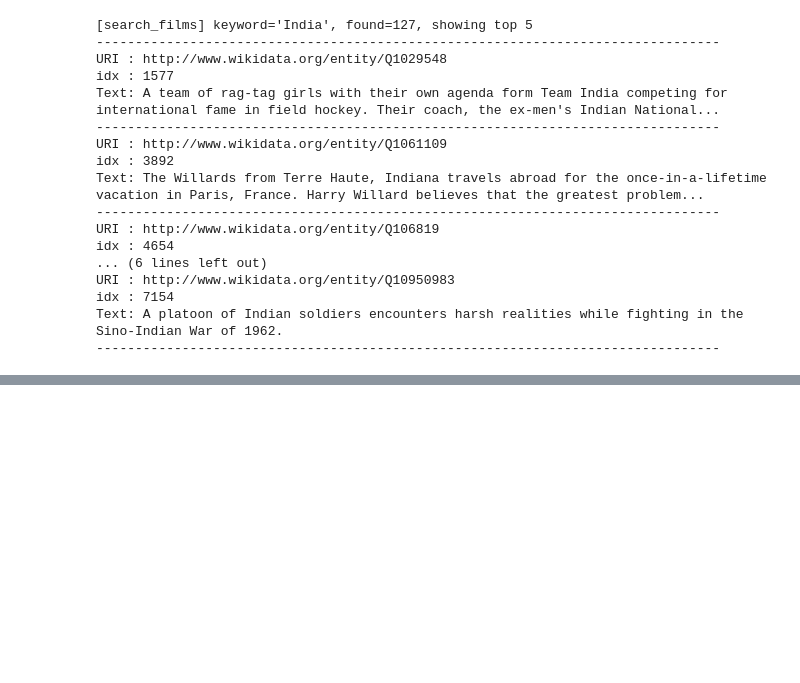
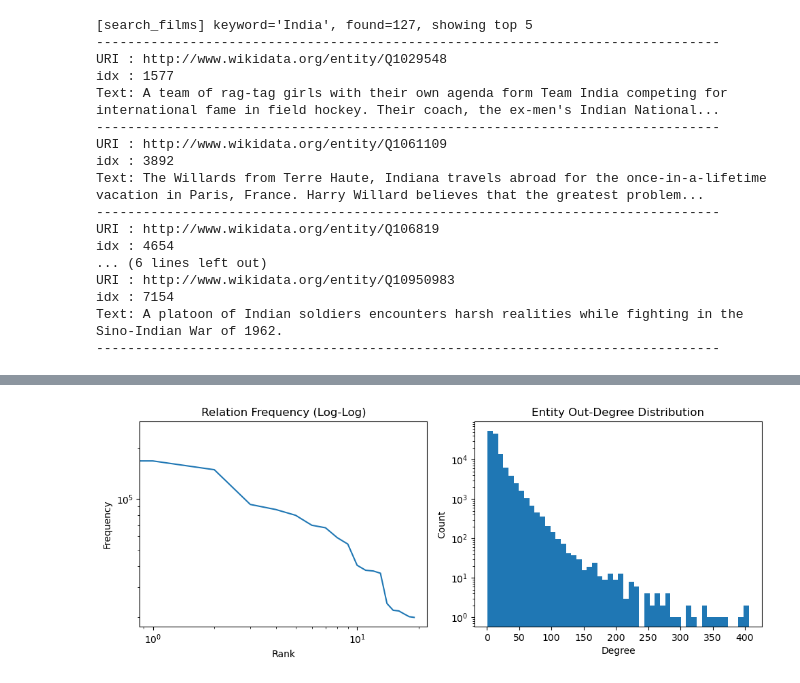
Before and after one commit to Haizhouzhou/ATAI, a Jupyter notebook: embedding_training.ipynb, the cells around one changed output, grey strips where cells are left out. Drawn from its saved outputs; the diff is of its cells as text; code cells hidden in the pictures; blank space fills up the shorter version.

```diff
--- a/embedding_training.ipynb
+++ b/embedding_training.ipynb
@@ -3364,0 +3849,93 @@ Text: A platoon of Indian soldiers encounters harsh realities while fighting in
+# %%
+import pandas as pd
+import numpy as np
+import matplotlib.pyplot as plt
+
+# === 1. 路径配置 ===
+RELATION_IDS_PATH = "metadata/relation_ids_ordered.tsv"
+TRIPLES_PATH = "metadata/rfc_triples_ids.tsv"
+ENTITY_IDS_PATH = "metadata/entity_ids_ordered.tsv"
+
+# === 2. 加载关系映射 (Relation Mapping) ===
+print(f"Loading {RELATION_IDS_PATH} ...")
+rel_df = pd.read_csv(RELATION_IDS_PATH, sep="\t", header=None, names=["index", "uri"], dtype=str)
+
+# 清洗 header
+bad_rel = (rel_df["uri"] == "uri") | (rel_df["index"] == "index")
+rel_df = rel_df[~bad_rel].copy()
+rel_df["index"] = rel_df["index"].astype(int)
+rel_df = rel_df.sort_values("index").reset_index(drop=True)
+
+# 建立 rid -> uri 映射
+rid2uri = dict(zip(rel_df["index"], rel_df["uri"]))
+print(f"Total relations: {len(rel_df)}")
+print("First 5 relations:", rel_df["uri"].head(5).tolist())
+
+# === 3. 加载三元组 (Triples) ===
+# 格式: sid \t rid \t oid
+print(f"\nLoading {TRIPLES_PATH} ...")
+triples_df = pd.read_csv(TRIPLES_PATH, sep="\t", dtype=int)
+print(f"Total triples: {len(triples_df)}")
+print("Columns:", triples_df.columns.tolist())
+
+# === 4. 分析关系频率 (Top Relations) ===
+print("\n--- Top 20 Most Frequent Relations ---")
+rel_counts = triples_df["rid"].value_counts().head(20)
+
+for rid, count in rel_counts.items():
+    uri = rid2uri.get(rid, "UNKNOWN")
+    # 尝试提取最后一段作为可读名称 (例如 P57, P161)
+    short_name = uri.split("/")[-1].replace(">", "")
+    print(f"Rid {rid:3d} | Count: {count:7d} | {short_name} ({uri})")
+
+# === 5. 分析实体连接度 (Node Degrees) ===
+# 统计作为头实体(Head)出现的次数
+head_counts = triples_df["sid"].value_counts()
+# 统计作为尾实体(Tail)出现的次数
+tail_counts = triples_df["oid"].value_counts()
+
+print("\n--- Node Degree Stats ---")
+print(f"Max out-degree (Head): {head_counts.max()} (Entity Index: {head_counts.idxmax()})")
+print(f"Max in-degree  (Tail): {tail_counts.max()} (Entity Index: {tail_counts.idxmax()})")
+print(f"Mean out-degree:       {head_counts.mean():.2f}")
+print(f"Median out-degree:     {head_counts.median():.2f}")
+
+# 看看那些超级节点是谁（需要加载 Entity IDs）
+print("\n--- Loading Entity IDs for checking Super Nodes ---")
+ent_df = pd.read_csv(ENTITY_IDS_PATH, sep="\t", header=None, names=["index", "uri"], dtype=str)
+# 清洗
+bad_ent = (ent_df["uri"] == "uri") | (ent_df["index"] == "index")
+ent_df = ent_df[~bad_ent].copy()
+ent_df["index"] = ent_df["index"].astype(int)
+eid2uri = dict(zip(ent_df["index"], ent_df["uri"]))
+
+# 打印 Top 5 Head 和 Top 5 Tail
+print("\nTop 5 Entities (Most outgoing links / Subjects):")
+for eid, count in head_counts.head(5).items():
+    print(f"  Eid {eid:6d}: {count:5d} links -> {eid2uri.get(eid, 'UNKNOWN')}")
+
+print("\nTop 5 Entities (Most incoming links / Objects):")
+for eid, count in tail_counts.head(5).items():
+    print(f"  Eid {eid:6d}: {count:5d} links <- {eid2uri.get(eid, 'UNKNOWN')}")
+
+# === 6. (可选) 可视化长尾分布 ===
+# 如果你在 notebook 里运行，这会画出一个图
+try:
+    plt.figure(figsize=(10, 4))
+    plt.subplot(1, 2, 1)
+    plt.loglog(range(len(rel_counts)), rel_counts.values)
+    plt.title("Relation Frequency (Log-Log)")
+    plt.xlabel("Rank")
+    plt.ylabel("Frequency")
+
+    plt.subplot(1, 2, 2)
+    plt.hist(head_counts.values, bins=50, log=True)
+    plt.title("Entity Out-Degree Distribution")
+    plt.xlabel("Degree")
+    plt.ylabel("Count")
+    plt.tight_layout()
+    plt.show()
+    print("\n[INFO] Distribution plots generated.")
+except Exception as e:
+    print(f"\n[INFO] Skipping plot generation: {e}")
+# %% [output]
@@ -3364,0 +3959 @@ Text: A platoon of Indian soldiers encounters harsh realities while fighting in
+[figure, added]
```
Also changed, not shown: parts of 12 cells of this notebook, 23 other files.
